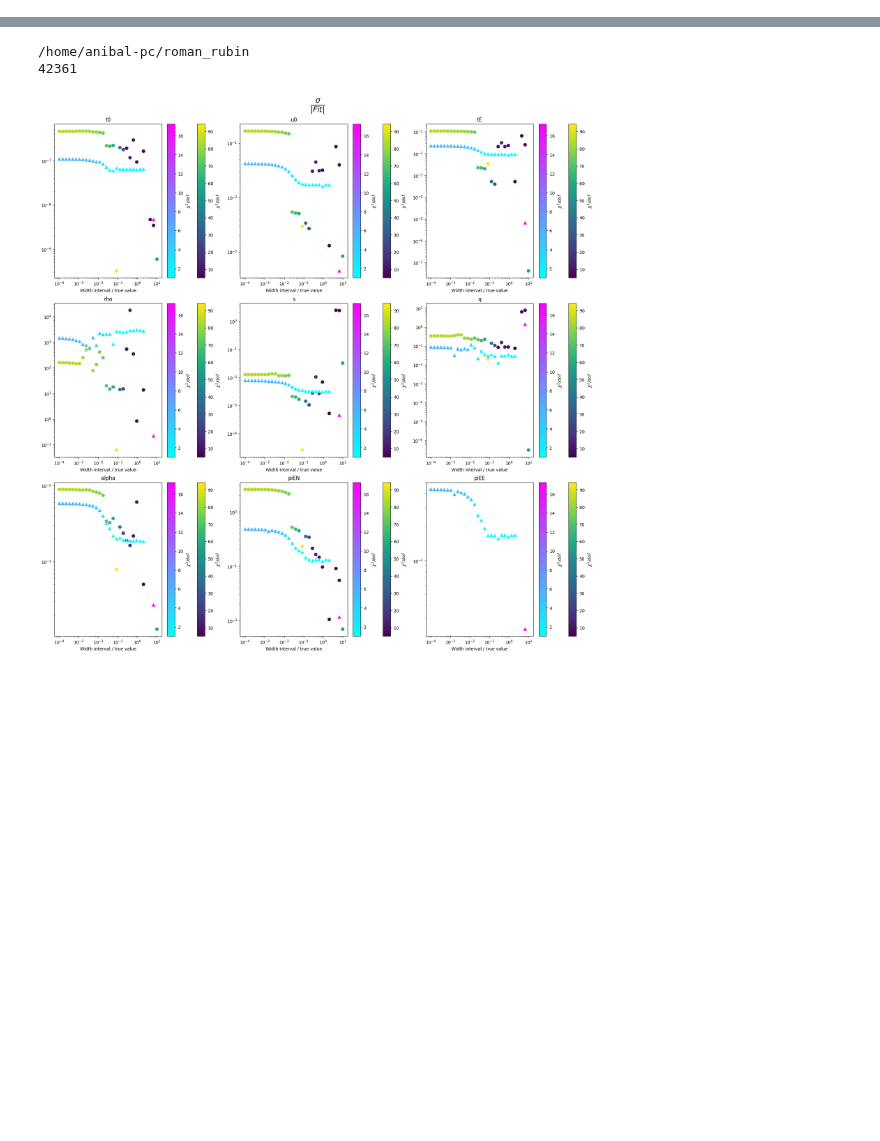
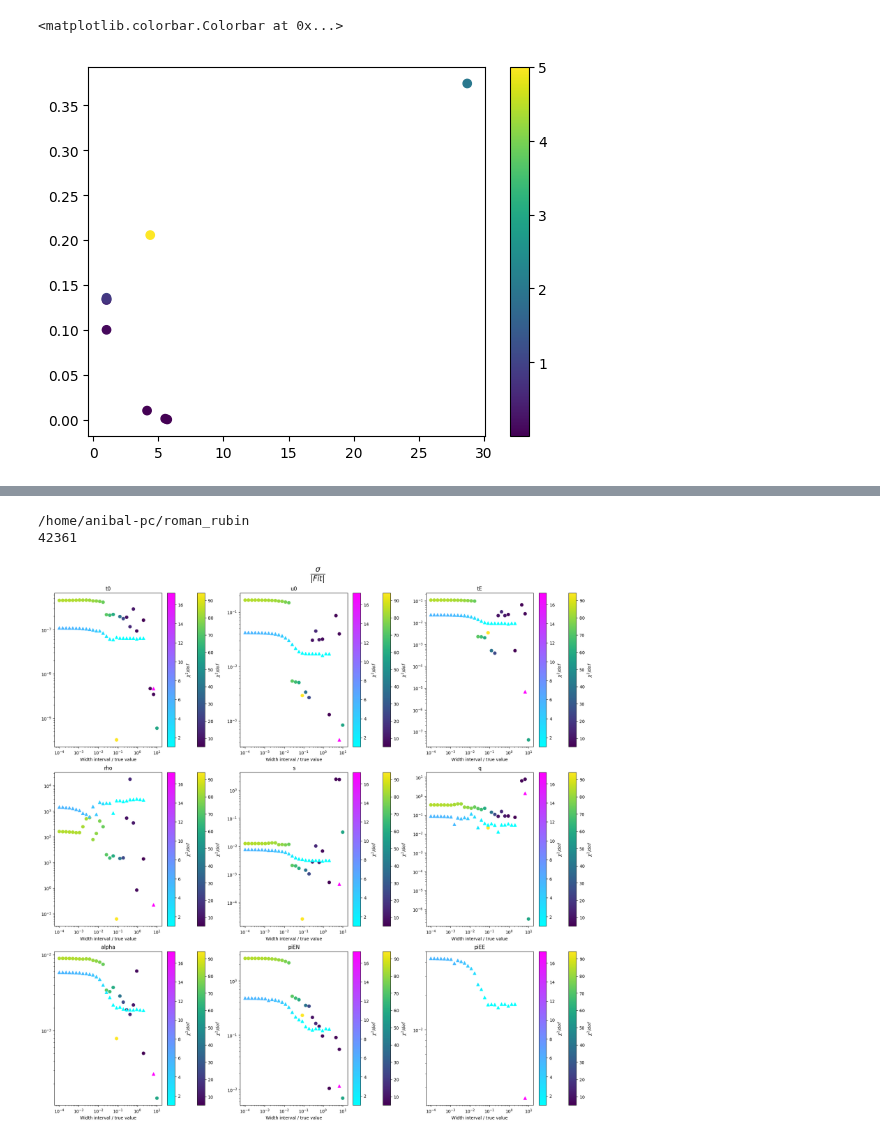
Before and after one commit to anibal-art/roman_rubin, a Jupyter notebook: notebooks/comparision_test_width.ipynb, the cells around one changed output, grey strips where cells are left out. Drawn from its saved outputs; the diff is of its cells as text; code cells hidden in the pictures; blank space fills up the shorter version.

```diff
--- a/notebooks/comparision_test_width.ipynb
+++ b/notebooks/comparision_test_width.ipynb
@@ -52,3 +64,9 @@ for i in range(len(event_files)):
+# %%
+plt.scatter(chi2, met_1_dict['tE'], c=R,marker='o')
+plt.colorbar()
+# %% [output]
+<matplotlib.colorbar.Colorbar at 0x...>
+[figure, added]
 # %%
 plt.hist(chi2)
 # %% [output]
```
Also changed, not shown: parts of 3 cells of this notebook, 5 other files.
